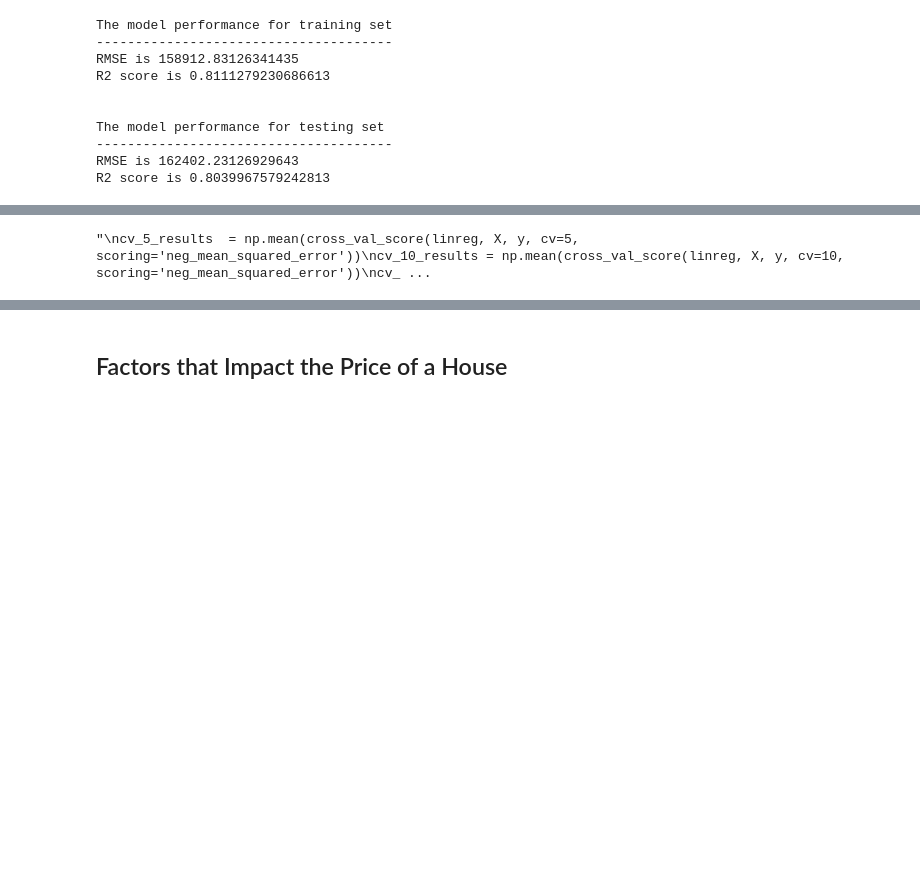
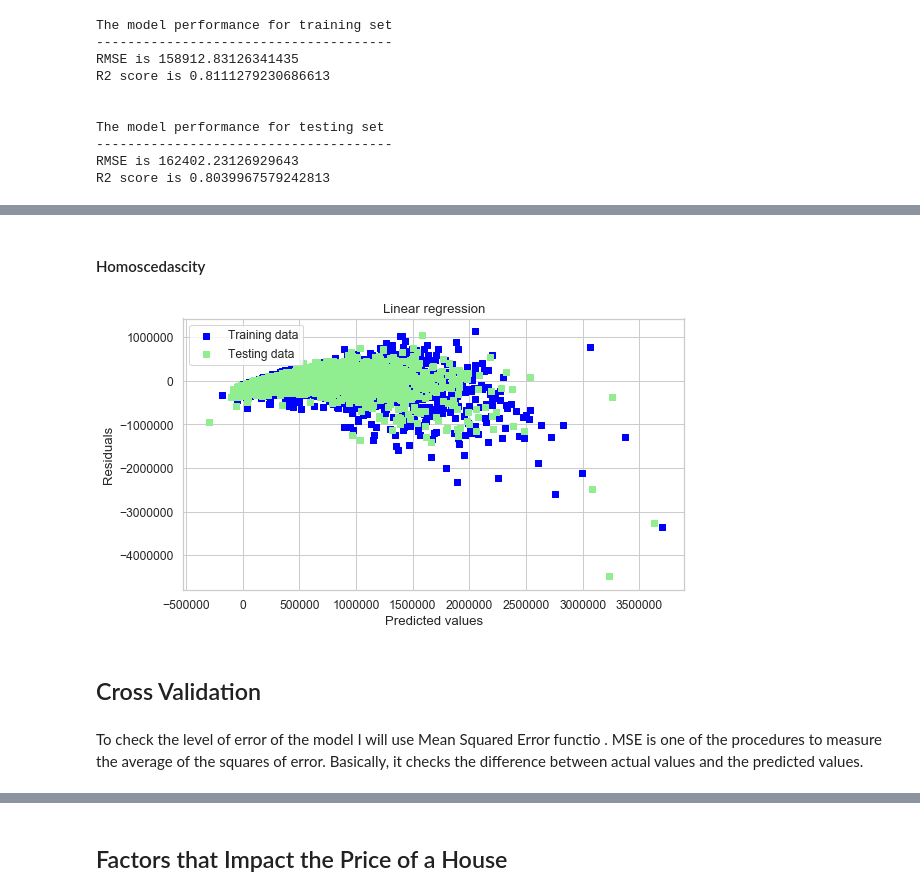
Before and after one commit to torresdavr/dsc-v2-mod1-final-project-online-ds-pt-100719, a Jupyter notebook: student.ipynb, the cells around one changed output, grey strips where cells are left out. Drawn from its saved outputs; the diff is of its cells as text; code cells hidden in the pictures; blank space fills up the shorter version.

```diff
--- a/student.ipynb
+++ b/student.ipynb
@@ -1703,0 +1687,18 @@ Index(['sqft_above', 'sqft_basement', 'sqft_lot15', 'lat_log', 'age_house',
+# %% [markdown]
+#### Homoscedascity
+# %%
+# Plot residuals
+plt.scatter(y_train_predict, y_train_predict - y_train, c = "blue", marker = "s", label = "Training data")
+plt.scatter(y_test_predict, y_test_predict - y_test, c = "lightgreen", marker = "s", label = "Testing data")
+plt.title("Linear regression")
+plt.xlabel("Predicted values")
+plt.ylabel("Residuals")
+plt.legend(loc = "upper left")
+plt.hlines(y = 0, xmin = 11.5, xmax = 15.5, color = "red")
+plt.show()
+# %% [output]
+[figure, added]
+# %% [markdown]
+## Cross Validation
+# %% [markdown]
+To check the level of error of the model I will use Mean Squared Error functio . MSE is one of the procedures to measure the average of the squares of error. Basically, it checks the difference between actual values and the predicted values.
@@ -1707,11 +1711,7 @@ linreg = LinearRegression()
 # %%
 #from sklearn.metrics import mean_squared_error
 #from sklearn.model_selection import cross_val_score
-"""
 cv_5_results  = np.mean(cross_val_score(linreg, X, y, cv=5,  scoring='neg_mean_squared_error'))
 cv_10_results = np.mean(cross_val_score(linreg, X, y, cv=10, scoring='neg_mean_squared_error'))
 cv_20_results = np.mean(cross_val_score(linreg, X, y, cv=20, scoring='neg_mean_squared_error'))
-"""
-# %% [output]
-"\ncv_5_results  = np.mean(cross_val_score(linreg, X, y, cv=5,  scoring='neg_mean_squared_error'))\ncv_10_results = np.mean(cross_val_score(linreg, X, y, cv=10, scoring='neg_mean_squared_error'))\ncv_ ...
 # %%
```
Also changed, not shown: parts of 30 cells of this notebook.
